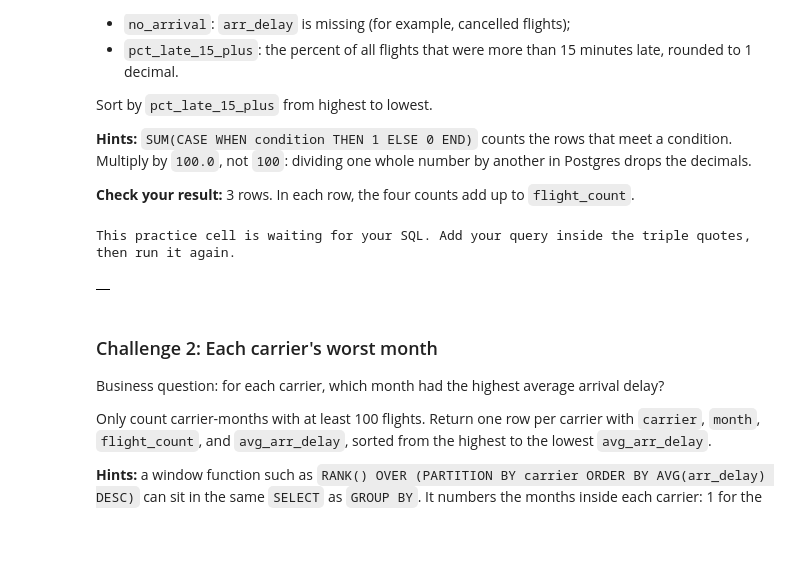
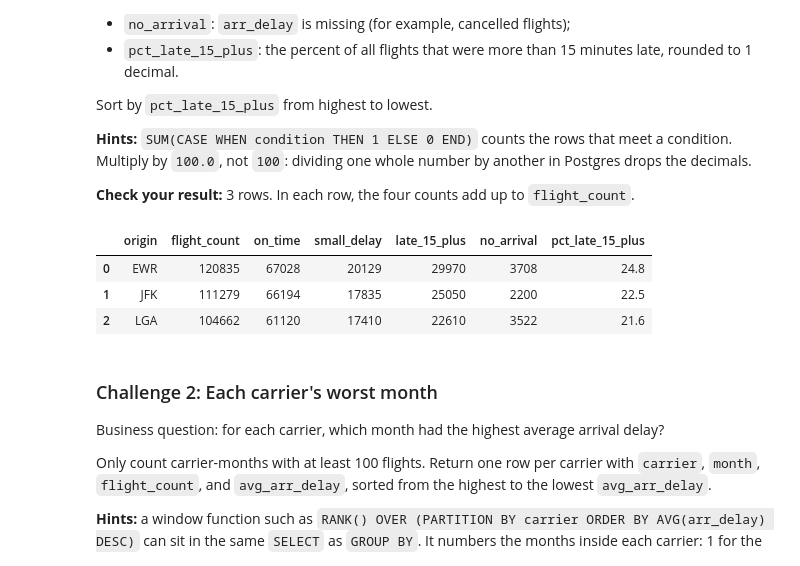
Before and after one commit to kalshaikhli/ban6003-week9-10-Karrar-Alshaikhli, a Jupyter notebook: notebooks/module9_neon_sql_fundamentals_guided_lab.ipynb, the cells around one changed output. Cells and saved outputs as stored; diff of their text form; code cells hidden in the pictures; blank space fills up the shorter version.

```diff
--- a/notebooks/module9_neon_sql_fundamentals_guided_lab.ipynb
+++ b/notebooks/module9_neon_sql_fundamentals_guided_lab.ipynb
@@ -1010,13 +1010,28 @@ Sort by `pct_late_15_plus` from highest to lowest.
 # %%
 # Challenge 1 (optional)
 query = """
-
+SELECT
+    origin,
+    COUNT(*) AS flight_count,
+    SUM(CASE WHEN arr_delay <= 0 THEN 1 ELSE 0 END) AS on_time,
+    SUM(CASE WHEN arr_delay > 0 AND arr_delay <= 15 THEN 1 ELSE 0 END) AS small_delay,
+    SUM(CASE WHEN arr_delay > 15 THEN 1 ELSE 0 END) AS late_15_plus,
+    SUM(CASE WHEN arr_delay IS NULL THEN 1 ELSE 0 END) AS no_arrival,
+    ROUND(
+        (100.0 * SUM(CASE WHEN arr_delay > 15 THEN 1 ELSE 0 END)
+        / COUNT(*))::numeric, 1
+    )::float AS pct_late_15_plus
+FROM flights
+GROUP BY origin
+ORDER BY pct_late_15_plus DESC;
 """
 
 run_query(query, engine)
 # %% [output]
-This practice cell is waiting for your SQL. Add your query inside the triple quotes, then run it again.
-|  |
+|  | origin | flight_count | on_time | small_delay | late_15_plus | no_arrival | pct_late_15_plus |
+| 0 | EWR | 120835 | 67028 | 20129 | 29970 | 3708 | 24.8 |
+| 1 | JFK | 111279 | 66194 | 17835 | 25050 | 2200 | 22.5 |
+| 2 | LGA | 104662 | 61120 | 17410 | 22610 | 3522 | 21.6 |
 # %% [markdown]
 ### Challenge 2: Each carrier's worst month
 
```
Also changed, not shown: parts of 2 cells of this notebook.
